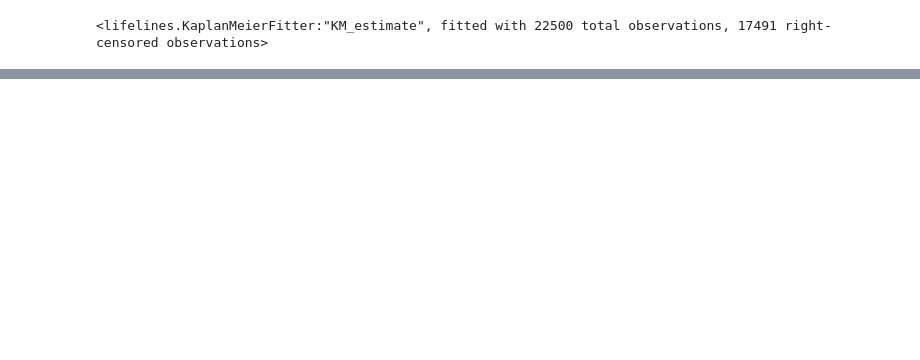
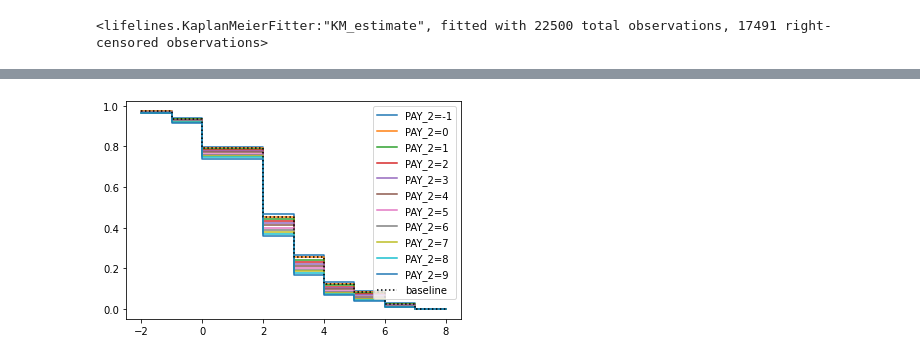
Before and after one commit to ChoAllan/Credit-Card-Defaulting, a Jupyter notebook: src/Survival Analysis.ipynb, the cells around one changed output, grey strips where cells are left out. Cells and saved outputs as stored; diff of their text form; code cells hidden in the pictures; blank space fills up the shorter version.

```diff
--- a/src/Survival Analysis.ipynb
+++ b/src/Survival Analysis.ipynb
@@ -200,0 +222,5 @@ TypeError: fit() missing 1 required positional argument: 'durations'
+# %%
+
+cph.plot_partial_effects_on_outcome("PAY_2", [-1, 0, 1, 2, 3, 4, 5, 6, 7, 8, 9]);
+# %% [output]
+[figure, added]
```
Also changed, not shown: parts of 15 cells of this notebook, 1 other file.
